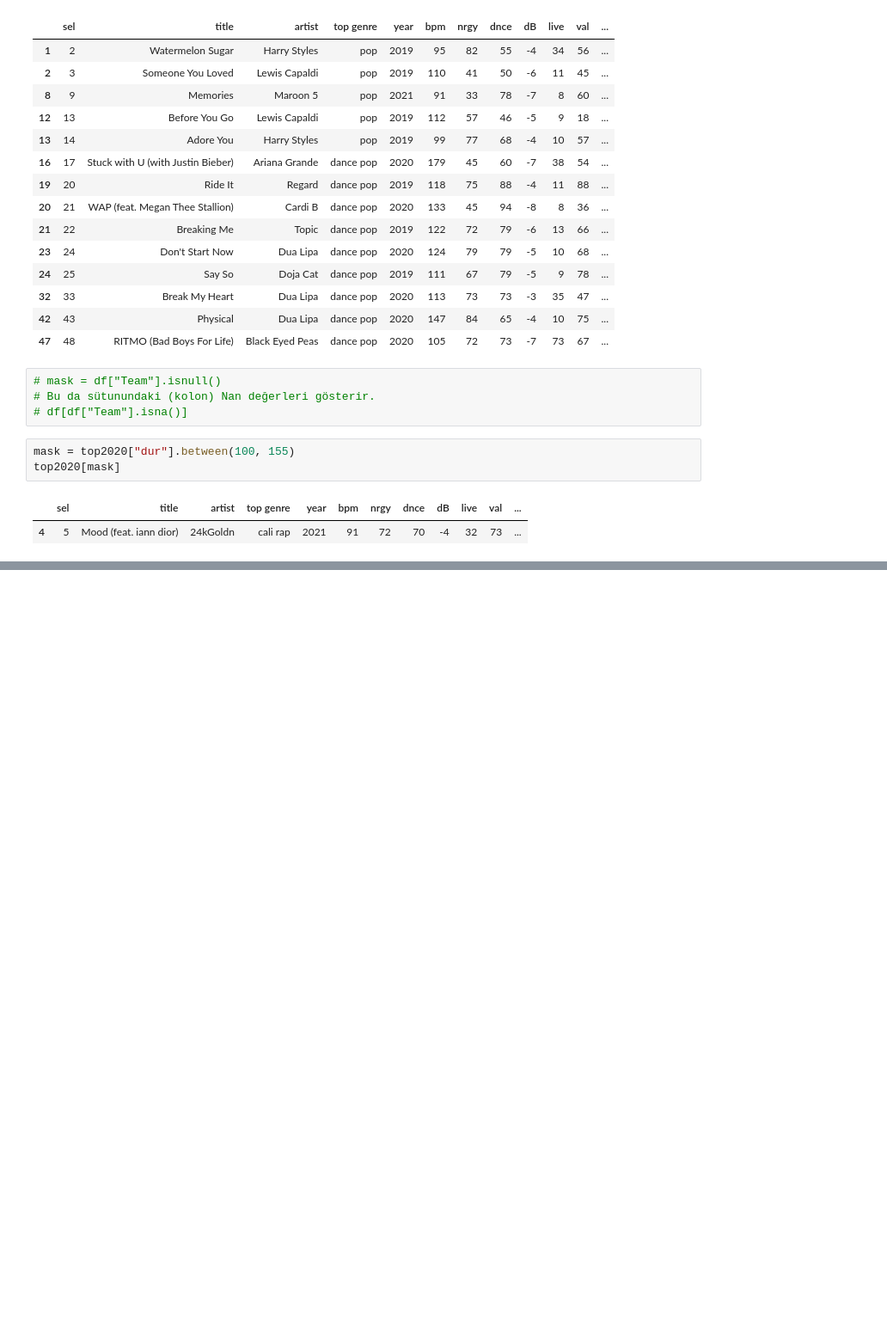
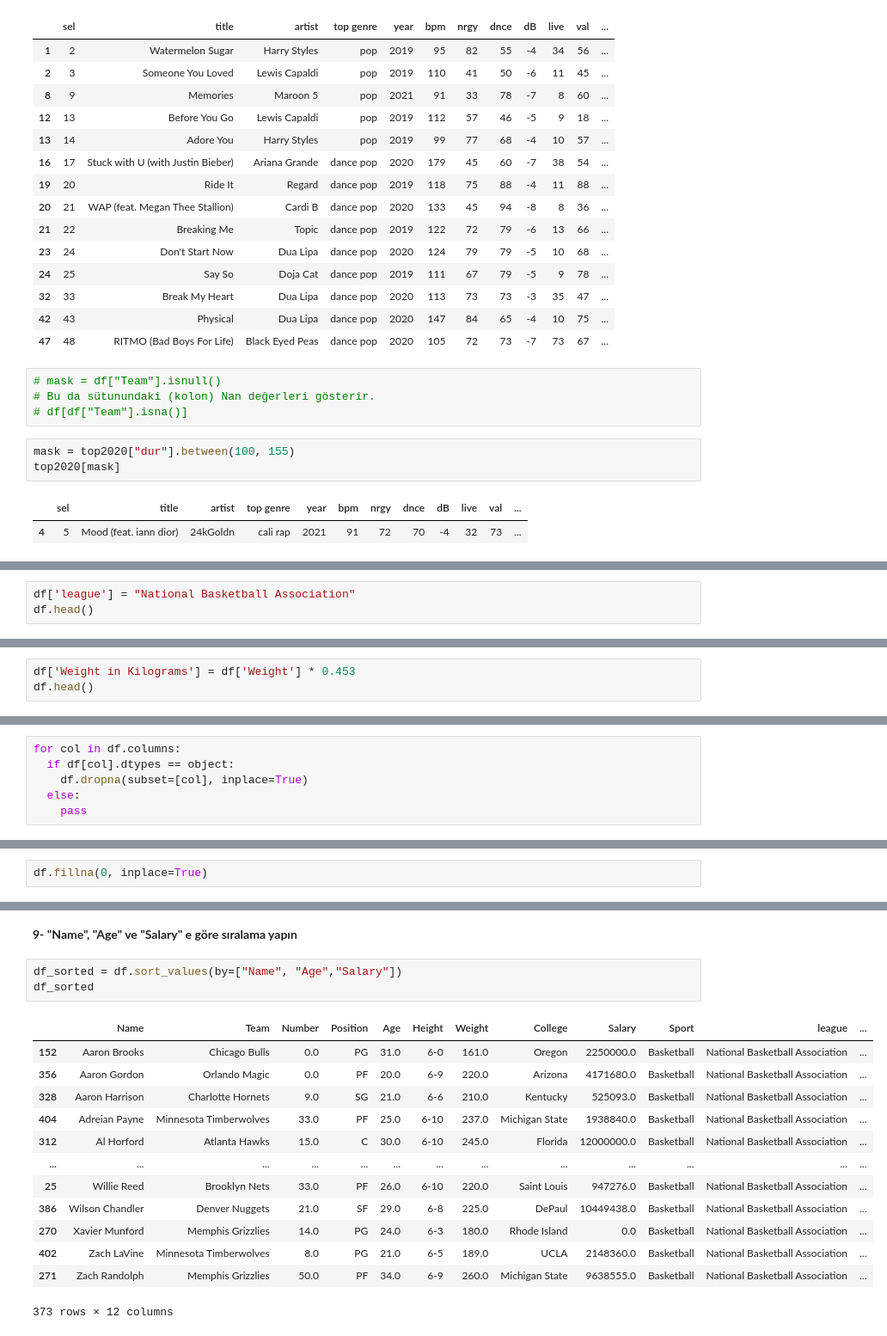
Before and after one commit to e-ozg/data-analizi-notlari, a Jupyter notebook: 09-Pratik.ipynb, the cells around one changed output, grey strips where cells are left out. Shown at 86% size. Cells and saved outputs as stored; diff of their text form; blank space fills up the shorter version.

```diff
--- a/09-Pratik.ipynb
+++ b/09-Pratik.ipynb
@@ -349,0 +401,3 @@ top2020[mask]
+# %%
+df['league'] = "National Basketball Association"
+df.head()
@@ -349,0 +413,3 @@ top2020[mask]
+# %%
+df['Weight in Kilograms'] = df['Weight'] * 0.453
+df.head()
@@ -349,0 +483,6 @@ top2020[mask]
+# %%
+for col in df.columns:
+  if df[col].dtypes == object:
+    df.dropna(subset=[col], inplace=True)
+  else:
+    pass
@@ -349,0 +511,2 @@ top2020[mask]
+# %%
+df.fillna(0, inplace=True)
@@ -349,0 +529,19 @@ top2020[mask]
+# %% [markdown]
+**9- "Name", "Age" ve "Salary" e göre sıralama yapın**
+# %%
+df_sorted = df.sort_values(by=["Name", "Age","Salary"])
+df_sorted
+# %% [output]
+|  | Name | Team | Number | Position | Age | Height | Weight | College | Salary | Sport | league | ... |
+| 152 | Aaron Brooks | Chicago Bulls | 0.0 | PG | 31.0 | 6-0 | 161.0 | Oregon | 2250000.0 | Basketball | National Basketball Association | ... |
+| 356 | Aaron Gordon | Orlando Magic | 0.0 | PF | 20.0 | 6-9 | 220.0 | Arizona | 4171680.0 | Basketball | National Basketball Association | ... |
+| 328 | Aaron Harrison | Charlotte Hornets | 9.0 | SG | 21.0 | 6-6 | 210.0 | Kentucky | 525093.0 | Basketball | National Basketball Association | ... |
+| 404 | Adreian Payne | Minnesota Timberwolves | 33.0 | PF | 25.0 | 6-10 | 237.0 | Michigan State | 1938840.0 | Basketball | National Basketball Association | ... |
+| 312 | Al Horford | Atlanta Hawks | 15.0 | C | 30.0 | 6-10 | 245.0 | Florida | 12000000.0 | Basketball | National Basketball Association | ... |
+| ... | ... | ... | ... | ... | ... | ... | ... | ... | ... | ... | ... | ... |
+| 25 | Willie Reed | Brooklyn Nets | 33.0 | PF | 26.0 | 6-10 | 220.0 | Saint Louis | 947276.0 | Basketball | National Basketball Association | ... |
+| 386 | Wilson Chandler | Denver Nuggets | 21.0 | SF | 29.0 | 6-8 | 225.0 | DePaul | 10449438.0 | Basketball | National Basketball Association | ... |
+| 270 | Xavier Munford | Memphis Grizzlies | 14.0 | PG | 24.0 | 6-3 | 180.0 | Rhode Island | 0.0 | Basketball | National Basketball Association | ... |
+| 402 | Zach LaVine | Minnesota Timberwolves | 8.0 | PG | 21.0 | 6-5 | 189.0 | UCLA | 2148360.0 | Basketball | National Basketball Association | ... |
+| 271 | Zach Randolph | Memphis Grizzlies | 50.0 | PF | 34.0 | 6-9 | 260.0 | Michigan State | 9638555.0 | Basketball | National Basketball Association | ... |
+373 rows × 12 columns
```
Also changed, not shown: parts of 25 cells of this notebook, 1 other file.
